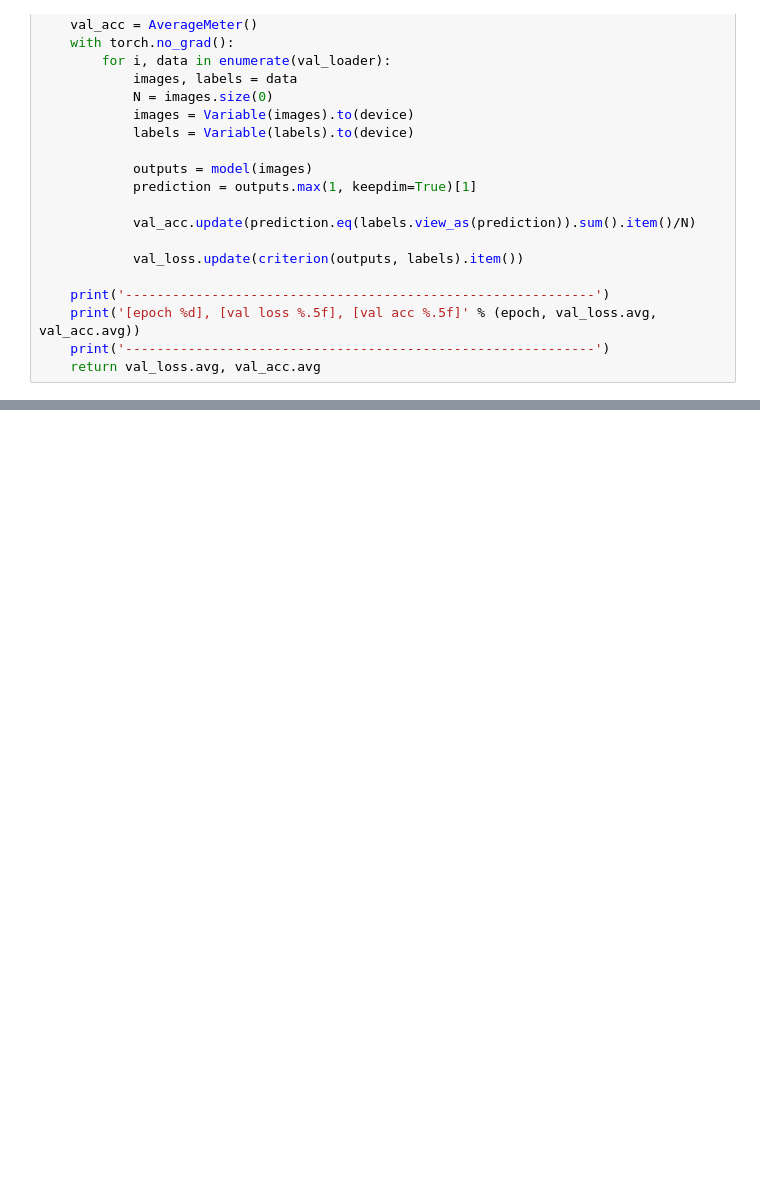
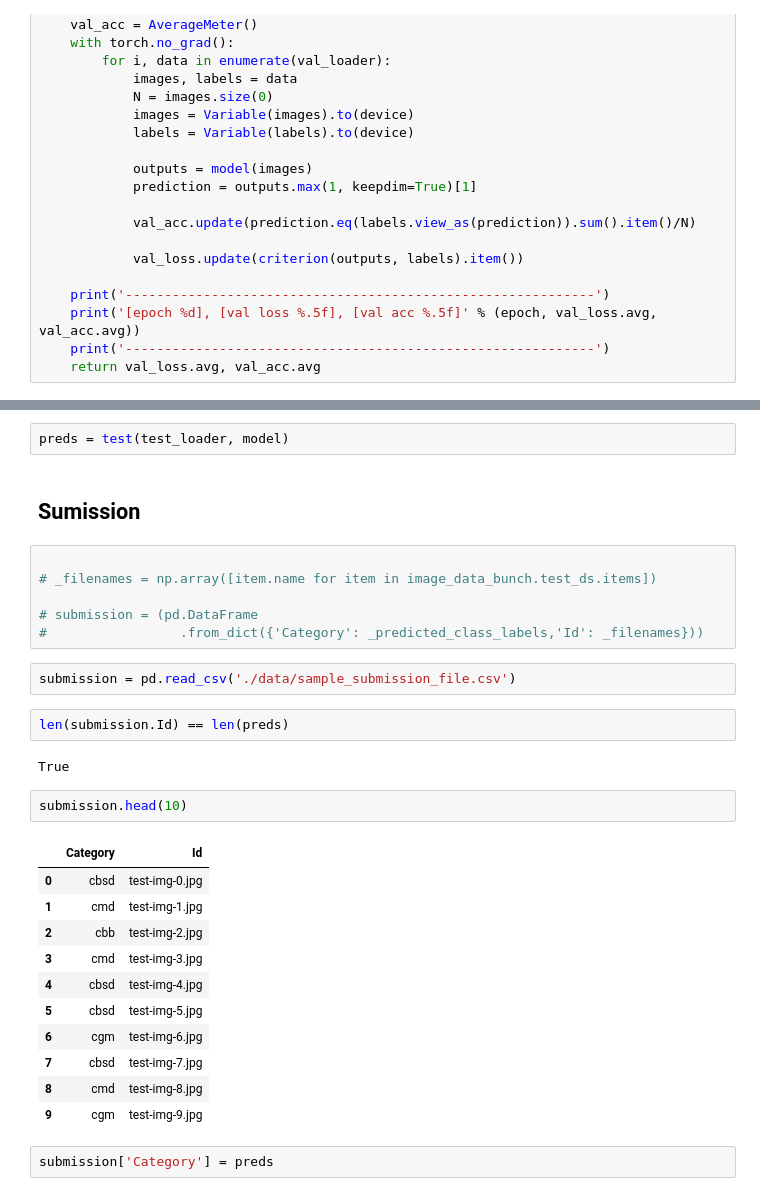
Before and after one commit to IsraelAbebe/cassava_disease_classification, a Jupyter notebook: salomon_exp/Finetuning.ipynb, the cells around one changed output, grey strips where cells are left out. Cells and saved outputs as stored; diff of their text form; blank space fills up the shorter version.

```diff
--- a/salomon_exp/Finetuning.ipynb
+++ b/salomon_exp/Finetuning.ipynb
@@ -287,0 +377,32 @@ for epoch in range(1, epoch_num+1):
+# %%
+preds = test(test_loader, model)
+# %% [markdown]
+## Sumission
+# %%
+
+# _filenames = np.array([item.name for item in image_data_bunch.test_ds.items])
+
+# submission = (pd.DataFrame
+#                 .from_dict({'Category': _predicted_class_labels,'Id': _filenames}))
+# %%
+submission = pd.read_csv('./data/sample_submission_file.csv')
+# %%
+len(submission.Id) == len(preds)
+# %% [output]
+True
+# %%
+submission.head(10)
+# %% [output]
+|  | Category | Id |
+| 0 | cbsd | test-img-0.jpg |
+| 1 | cmd | test-img-1.jpg |
+| 2 | cbb | test-img-2.jpg |
+| 3 | cmd | test-img-3.jpg |
+| 4 | cbsd | test-img-4.jpg |
+| 5 | cbsd | test-img-5.jpg |
+| 6 | cgm | test-img-6.jpg |
+| 7 | cbsd | test-img-7.jpg |
+| 8 | cmd | test-img-8.jpg |
+| 9 | cgm | test-img-9.jpg |
+# %%
+submission['Category'] = preds
```
Also changed, not shown: parts of 14 cells of this notebook, 3 other files.
